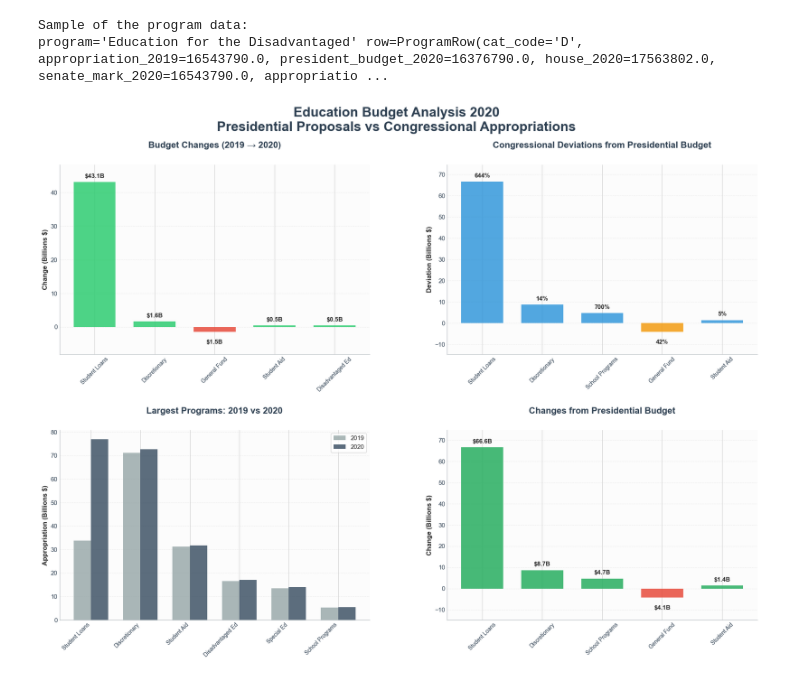
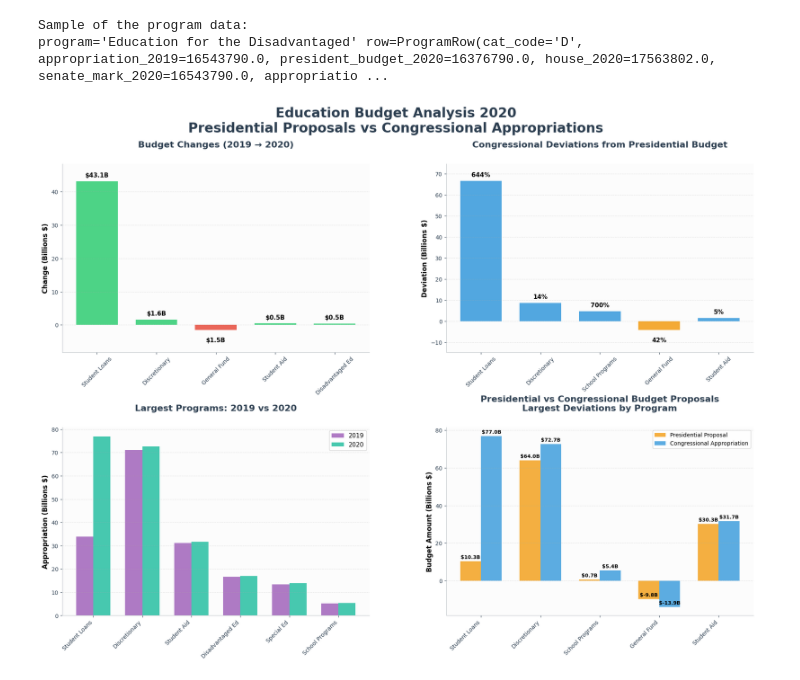
Before and after one commit to lumina-ai-inc/chunkr-examples, a Jupyter notebook: examples/chunkr_excel_dashboard_demo.ipynb, the cells around one changed output. Saved outputs shown, nothing was run; the diff lists cells and outputs as text; code cells hidden in the pictures.

Commit message:
chore: update colors for charts

```diff
--- a/examples/chunkr_excel_dashboard_demo.ipynb
+++ b/examples/chunkr_excel_dashboard_demo.ipynb
@@ -270,9 +270,9 @@ def create_dashboard(program_data):
     width = 0.35
 
     ax3.bar(x_pos - width/2, values_2019, width, label='2019',
-            color='#95A5A6', alpha=0.8)
+            color='#9B59B6', alpha=0.8)
     ax3.bar(x_pos + width/2, values_2020, width, label='2020',
-            color='#34495E', alpha=0.8)
+            color='#1ABC9C', alpha=0.8)
 
     ax3.set_title('Largest Programs: 2019 vs 2020', fontsize=16, fontweight='bold',
                   pad=30, color='#2C3E50')
@@ -280,58 +280,63 @@ def create_dashboard(program_data):
     ax3.set_xticks(x_pos)
     ax3.set_xticklabels(names_3, rotation=45, ha='right', fontsize=10)
     ax3.legend(fontsize=11, frameon=True)
     ax3.grid(axis='y', alpha=0.3, linestyle='--')
 
     ax4 = plt.subplot(2, 2, 4)
-    pres_changes = list(zip(programs, change_from_president))
-    pres_changes.sort(key=lambda x: abs(x[1]), reverse=True)
-    top_5_pres_changes = pres_changes[:5]
 
-    names_4 = [clean_program_name(prog) for prog, _ in top_5_pres_changes]
-    values_4 = [x[1]/1000000 for x in top_5_pres_changes]
-    colors_4 = ['#27AE60' if x > 0 else '#E74C3C' for x in values_4]
+    # Find programs with highest deviation between presidential proposal and congressional appropriation
+    president_budgets = [p.row.president_budget_2020 for p in program_data]
+    deviation_data = list(zip(programs, president_budgets, appropriation_2020, change_from_president))
 
-    bars4 = ax4.bar(names_4, values_4, color=colors_4, alpha=0.85, width=0.7)
+    # Sort by absolute deviation to find the biggest disagreements
+    deviation_data.sort(key=lambda x: abs(x[3]), reverse=True)
+    top_5_deviations = deviation_data[:5]
 
-    y_range_4 = max(values_4) - min(values_4) if values_4 else 1
-    if min(values_4) < 0:
-        ax4.set_ylim(min(values_4) - y_range_4 * 0.15, max(values_4) * 1.12)
-    else:
-        ax4.set_ylim(0, max(values_4) * 1.12)
+    names_4 = [clean_program_name(prog) for prog, _, _, _ in top_5_deviations]
+    pres_values = [x[1]/1000000 for x in top_5_deviations]  # Presidential proposal
+    congress_values = [x[2]/1000000 for x in top_5_deviations]  # Congressional appropriation
 
-    for bar, val in zip(bars4, values_4):
-        height = bar.get_height()
-        if height > 0:
-            label_y = height + y_range_4 * 0.02
-            va = 'bottom'
-        else:
-            label_y = height - y_range_4 * 0.05
-            va = 'top'
-        ax4.text(bar.get_x() + bar.get_width()/2., label_y,
-                f'${abs(val):.1f}B', ha='center', va=va,
-                fontweight='bold', fontsize=11)
+    x_pos = np.arange(len(names_4))
+    width = 0.35
 
-    ax4.set_title('Changes from Presidential Budget', fontsize=16, fontweight='bold',
-                  pad=30, color='#2C3E50')
-    ax4.set_ylabel('Change (Billions $)', fontsize=12, fontweight='bold')
-    ax4.tick_params(axis='x', rotation=45, labelsize=10)
+    # Create side-by-side bars showing presidential vs congressional amounts
+    bars_pres = ax4.bar(x_pos - width/2, pres_values, width, label='Presidential Proposal',
+                       color='#F39C12', alpha=0.8)
+    bars_congress = ax4.bar(x_pos + width/2, congress_values, width, label='Congressional Appropriation',
+                           color='#3498DB', alpha=0.8)
+
+    # Add value labels on bars
+    for i, (pres_val, congress_val) in enumerate(zip(pres_values, congress_values)):
+        # Label for presidential proposal
+        ax4.text(x_pos[i] - width/2, pres_val + max(max(pres_values), max(congress_values)) * 0.01,
+                f'${pres_val:.1f}B', ha='center', va='bottom', fontweight='bold', fontsize=9)
+        # Label for congressional appropriation
+        ax4.text(x_pos[i] + width/2, congress_val + max(max(pres_values), max(congress_values)) * 0.01,
+                f'${congress_val:.1f}B', ha='center', va='bottom', fontweight='bold', fontsize=9)
+
+    ax4.set_title('Presidential vs Congressional Budget Proposals\nLargest Deviations by Program',
+                  fontsize=16, fontweight='bold', pad=30, color='#2C3E50')
+    ax4.set_ylabel('Budget Amount (Billions $)', fontsize=12, fontweight='bold')
+    ax4.set_xticks(x_pos)
+    ax4.set_xticklabels(names_4, rotation=45, ha='right', fontsize=10)
+    ax4.legend(fontsize=10, frameon=True, loc='upper right')
     ax4.grid(axis='y', alpha=0.3, linestyle='--')
 
     for ax in [ax1, ax2, ax3, ax4]:
         ax.spines['top'].set_visible(False)
         ax.spines['right'].set_visible(False)
         ax.spines['left'].set_color('#BDC3C7')
         ax.spines['bottom'].set_color('#BDC3C7')
         ax.tick_params(colors='#2C3E50')
         ax.set_facecolor('#FCFCFC')
 
     fig.suptitle('Education Budget Analysis 2020\nPresidential Proposals vs Congressional Appropriations',
                 fontsize=24, fontweight='bold', y=0.94, color='#2C3E50')
     plt.subplots_adjust(left=0.08, right=0.95, top=0.85, bottom=0.14,
                        hspace=0.4, wspace=0.25)
     plt.show()
     return fig
 
 _dashboard = create_dashboard(program_data)
 # %% [output]
-[figure, old version]
+[figure, new version]
```
